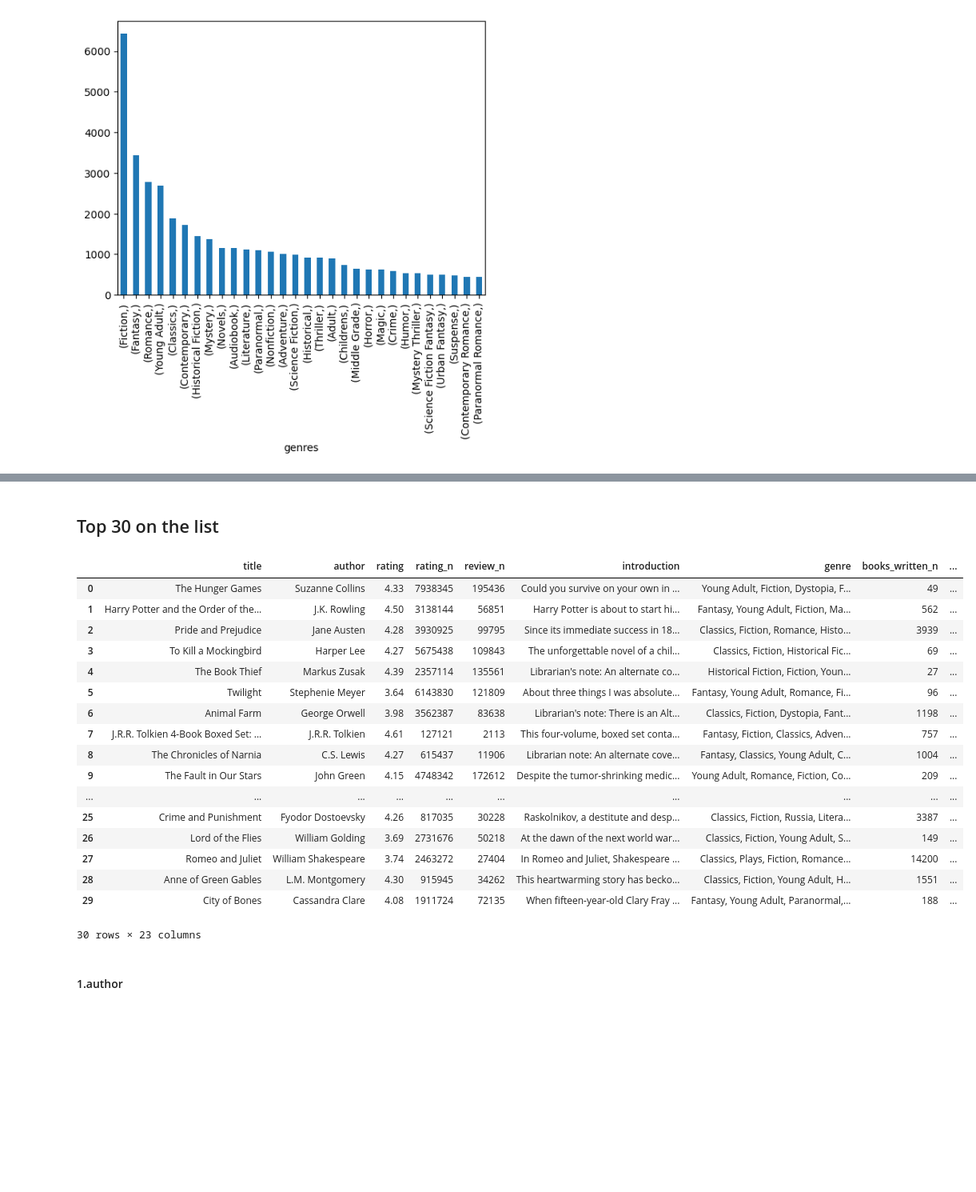
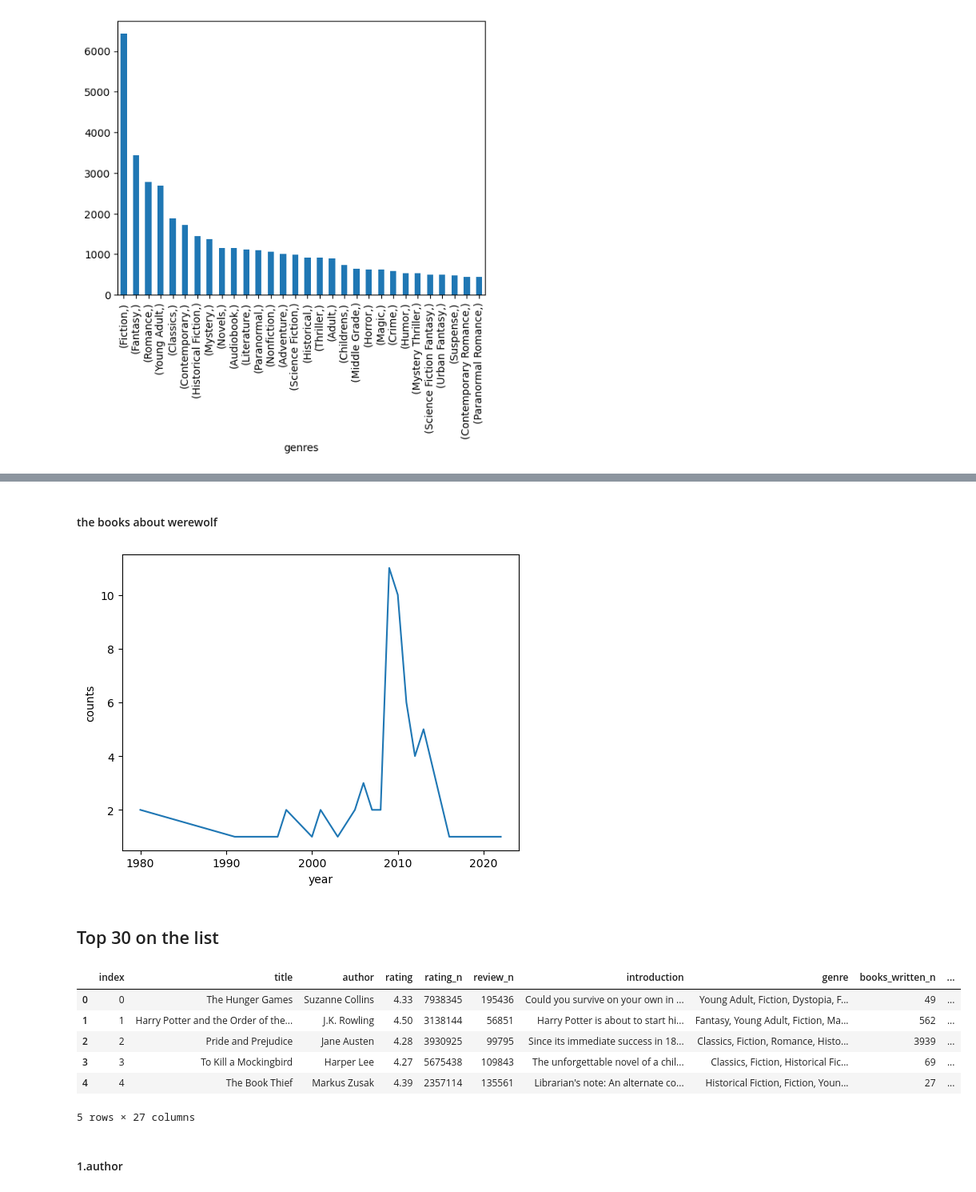
Before and after one commit to Jiaxing7/Final-Projects, a Jupyter notebook: Final Project.ipynb, the cells around one changed output, grey strips where cells are left out. Shown at 80% size. Drawn from its saved outputs; the diff is of its cells as text; code cells hidden in the pictures; blank space fills up the shorter version.

```diff
--- a/Final Project.ipynb
+++ b/Final Project.ipynb
@@ -750,27 +738,28 @@ plt.show()
+# %% [markdown]
+#### the books about werewolf
+# %%
+werewolf_rows = df[df['introduction'].str.contains('werewolf')]
+werewolf = pd.DataFrame(werewolf_rows['published_year'].value_counts()).reset_index()
+werewolf.columns = ['year', 'counts']
+werewolf = werewolf.sort_values('year')
+
+sns.lineplot(x='year', y='counts', data=werewolf)
+plt.show()
+# %% [output]
+[figure, added]
 # %% [markdown]
 ## Top 30 on the list
 # %%
 df_30 = df[df['rank']<=30]
-df_30
+df_30.head()
 # %% [output]
-|  | title | author | rating | rating_n | review_n | introduction | genre | books_written_n | ... |
-| 0 | The Hunger Games | Suzanne Collins | 4.33 | 7938345 | 195436 | Could you survive on your own in ... | Young Adult, Fiction, Dystopia, F... | 49 | ... |
-| 1 | Harry Potter and the Order of the... | J.K. Rowling | 4.50 | 3138144 | 56851 | Harry Potter is about to start hi... | Fantasy, Young Adult, Fiction, Ma... | 562 | ... |
-| 2 | Pride and Prejudice | Jane Austen | 4.28 | 3930925 | 99795 | Since its immediate success in 18... | Classics, Fiction, Romance, Histo... | 3939 | ... |
-| 3 | To Kill a Mockingbird | Harper Lee | 4.27 | 5675438 | 109843 | The unforgettable novel of a chil... | Classics, Fiction, Historical Fic... | 69 | ... |
-| 4 | The Book Thief | Markus Zusak | 4.39 | 2357114 | 135561 | Librarian's note: An alternate co... | Historical Fiction, Fiction, Youn... | 27 | ... |
-| 5 | Twilight | Stephenie Meyer | 3.64 | 6143830 | 121809 | About three things I was absolute... | Fantasy, Young Adult, Romance, Fi... | 96 | ... |
-| 6 | Animal Farm | George Orwell | 3.98 | 3562387 | 83638 | Librarian's note: There is an Alt... | Classics, Fiction, Dystopia, Fant... | 1198 | ... |
-| 7 | J.R.R. Tolkien 4-Book Boxed Set: ... | J.R.R. Tolkien | 4.61 | 127121 | 2113 | This four-volume, boxed set conta... | Fantasy, Fiction, Classics, Adven... | 757 | ... |
-| 8 | The Chronicles of Narnia | C.S. Lewis | 4.27 | 615437 | 11906 | Librarian note: An alternate cove... | Fantasy, Classics, Young Adult, C... | 1004 | ... |
-| 9 | The Fault in Our Stars | John Green | 4.15 | 4748342 | 172612 | Despite the tumor-shrinking medic... | Young Adult, Romance, Fiction, Co... | 209 | ... |
-| ... | ... | ... | ... | ... | ... | ... | ... | ... | ... |
-| 25 | Crime and Punishment | Fyodor Dostoevsky | 4.26 | 817035 | 30228 | Raskolnikov, a destitute and desp... | Classics, Fiction, Russia, Litera... | 3387 | ... |
-| 26 | Lord of the Flies | William Golding | 3.69 | 2731676 | 50218 | At the dawn of the next world war... | Classics, Fiction, Young Adult, S... | 149 | ... |
-| 27 | Romeo and Juliet | William Shakespeare | 3.74 | 2463272 | 27404 | In Romeo and Juliet, Shakespeare ... | Classics, Plays, Fiction, Romance... | 14200 | ... |
-| 28 | Anne of Green Gables | L.M. Montgomery | 4.30 | 915945 | 34262 | This heartwarming story has becko... | Classics, Fiction, Young Adult, H... | 1551 | ... |
-| 29 | City of Bones | Cassandra Clare | 4.08 | 1911724 | 72135 | When fifteen-year-old Clary Fray ... | Fantasy, Young Adult, Paranormal,... | 188 | ... |
+|  | index | title | author | rating | rating_n | review_n | introduction | genre | books_written_n | ... |
+| 0 | 0 | The Hunger Games | Suzanne Collins | 4.33 | 7938345 | 195436 | Could you survive on your own in ... | Young Adult, Fiction, Dystopia, F... | 49 | ... |
+| 1 | 1 | Harry Potter and the Order of the... | J.K. Rowling | 4.50 | 3138144 | 56851 | Harry Potter is about to start hi... | Fantasy, Young Adult, Fiction, Ma... | 562 | ... |
+| 2 | 2 | Pride and Prejudice | Jane Austen | 4.28 | 3930925 | 99795 | Since its immediate success in 18... | Classics, Fiction, Romance, Histo... | 3939 | ... |
+| 3 | 3 | To Kill a Mockingbird | Harper Lee | 4.27 | 5675438 | 109843 | The unforgettable novel of a chil... | Classics, Fiction, Historical Fic... | 69 | ... |
+| 4 | 4 | The Book Thief | Markus Zusak | 4.39 | 2357114 | 135561 | Librarian's note: An alternate co... | Historical Fiction, Fiction, Youn... | 27 | ... |
-30 rows × 23 columns
+5 rows × 27 columns
 # %% [markdown]
 #### 1.author
 # %%
```
Also changed, not shown: parts of 43 cells of this notebook, 1 other file.
